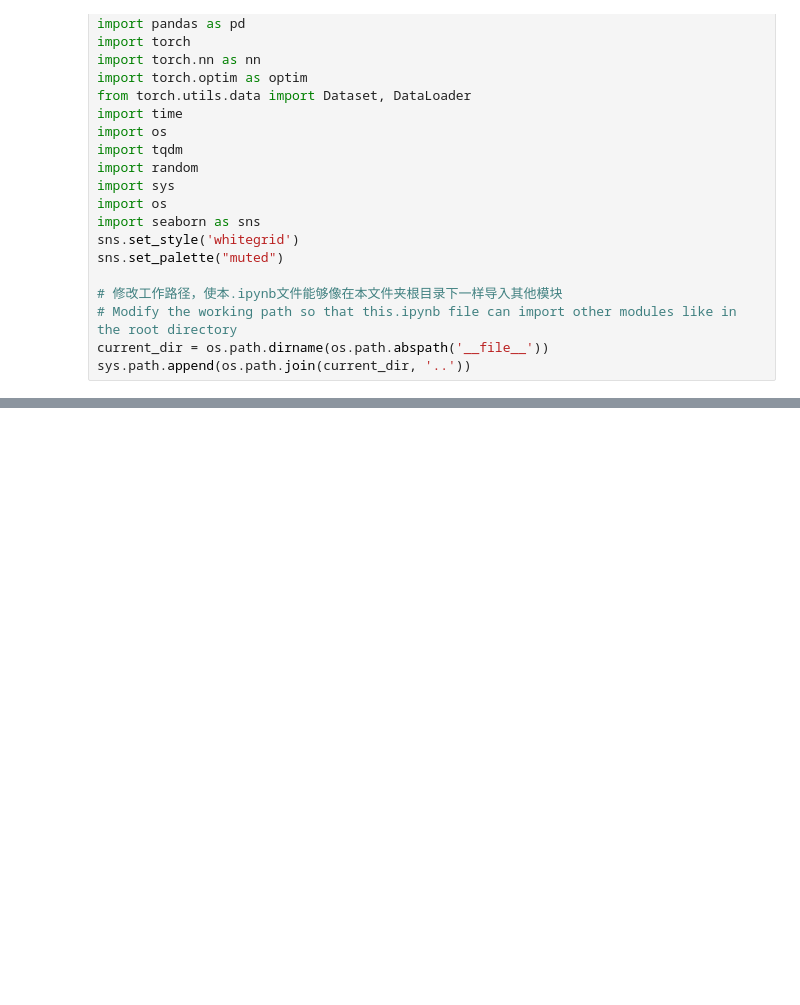
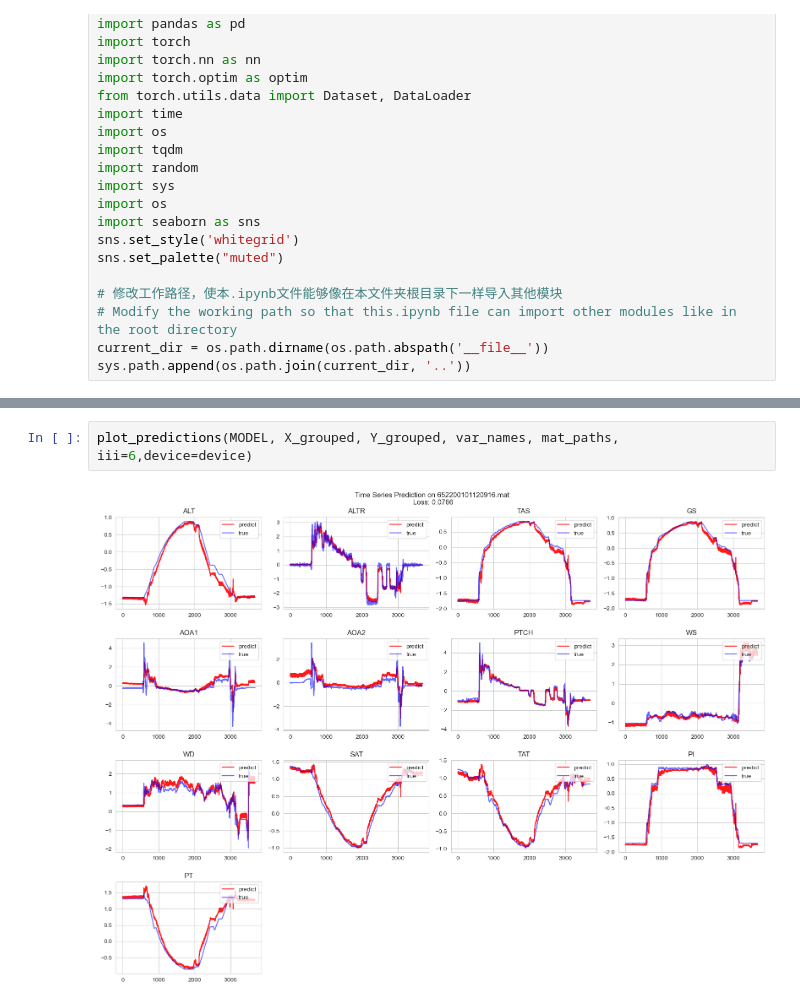
Before and after one commit to Celestopia/deep-learning-models, a Jupyter notebook: scripts/20241007_Reformer.ipynb, the cells around one changed output, grey strips where cells are left out. Saved outputs shown, nothing was run; the diff lists cells and outputs as text; blank space fills up the shorter version.

```diff
--- a/scripts/20241007_Reformer.ipynb
+++ b/scripts/20241007_Reformer.ipynb
@@ -132,0 +125,4 @@ plot_predictions(MODEL, X_grouped, Y_grouped, var_names, mat_paths, iii=6,device
+# %%
+plot_predictions(MODEL, X_grouped, Y_grouped, var_names, mat_paths, iii=6,device=device)
+# %% [output]
+[figure, added]
```
Also changed, not shown: parts of 5 cells of this notebook, 30 other files.
